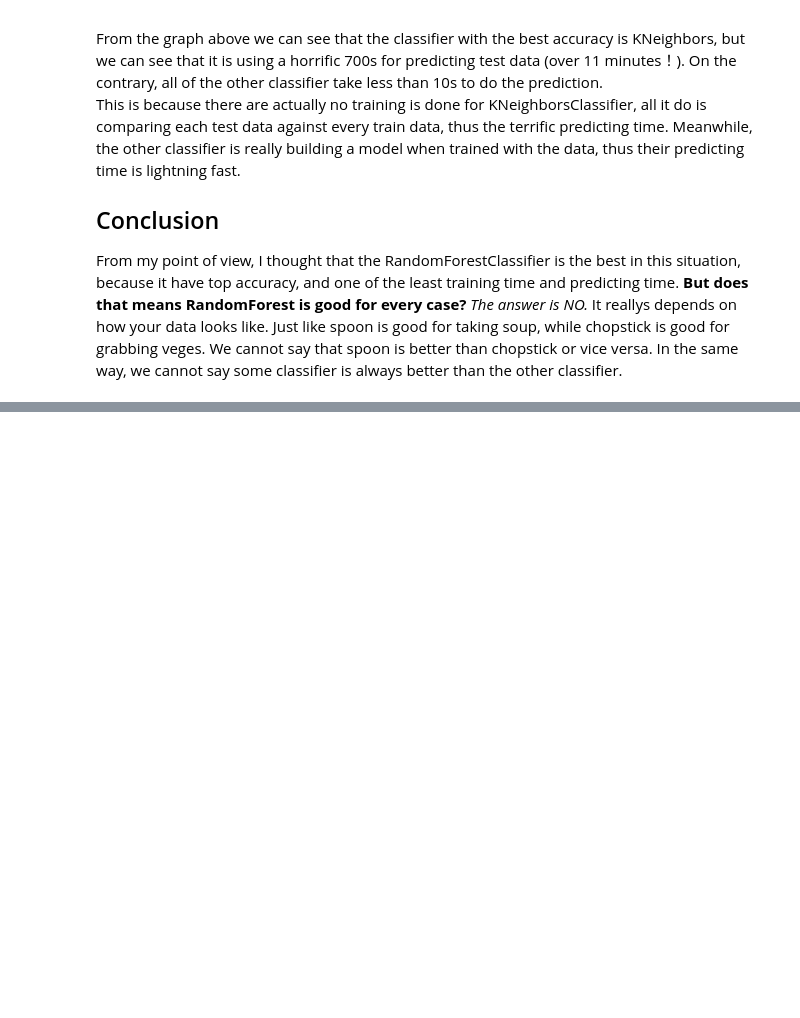
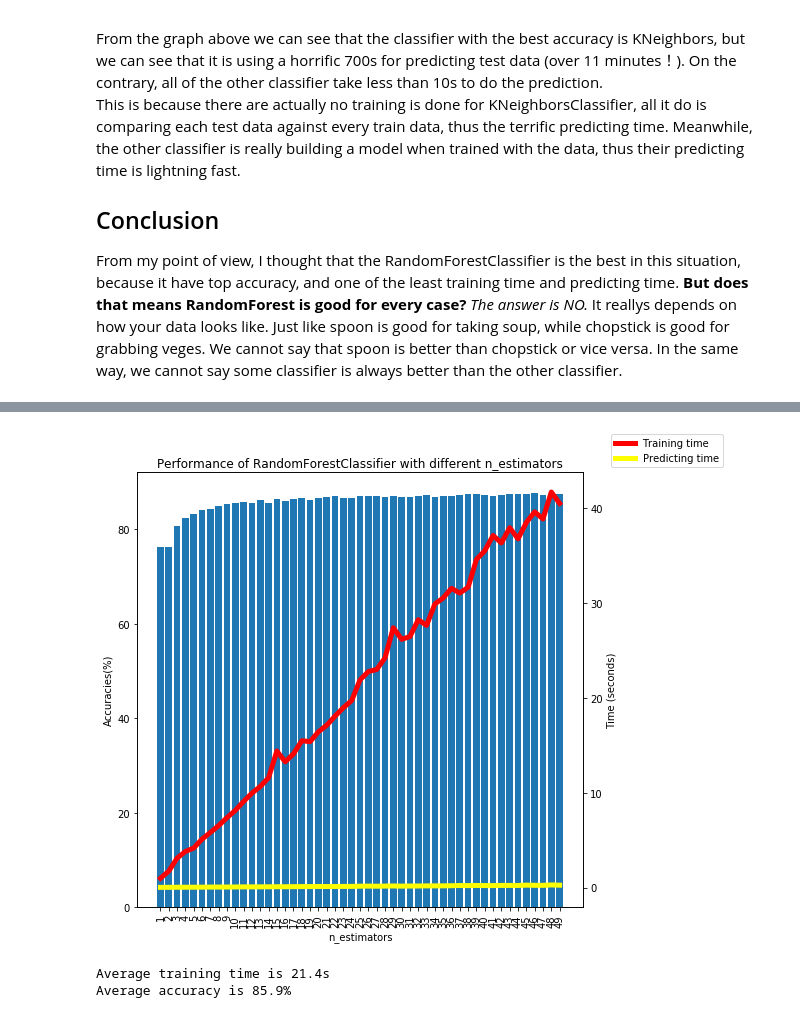
Before and after one commit to wongjiahau/fashion-mnist, a Jupyter notebook: main.ipynb, the cells around one changed output, grey strips where cells are left out. Drawn from its saved outputs; the diff is of its cells as text; code cells hidden in the pictures; blank space fills up the shorter version.

```diff
--- a/main.ipynb
+++ b/main.ipynb
@@ -307,0 +331,12 @@ Average accuracy is 81.3%
+# %%
+from sklearn.ensemble import RandomForestClassifier
+def randomForest(N_estimators):
+    return lambda: RandomForestClassifier(n_estimators=N_estimators)
+
+benchmark_results = [benchmark(randomForest(i)) for i in range(1, 50)]
+plot_graph("n_estimators", range(1, 50), "Performance of RandomForestClassifier with different n_estimators",
+           benchmark_results)
+# %% [output]
+[figure, added]
+Average training time is 21.4s
+Average accuracy is 85.9%
```
Also changed, not shown: parts of 16 cells of this notebook.
